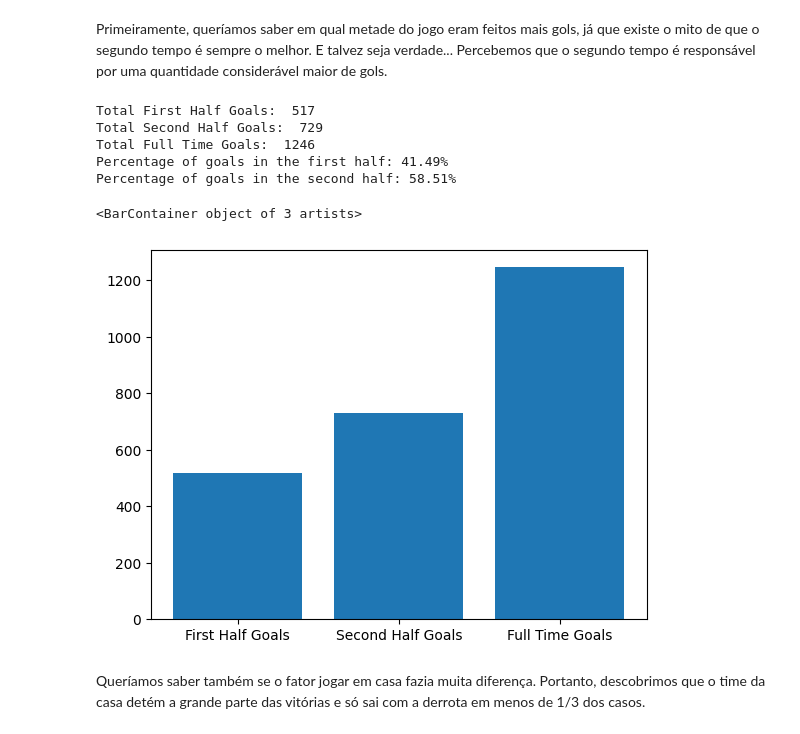
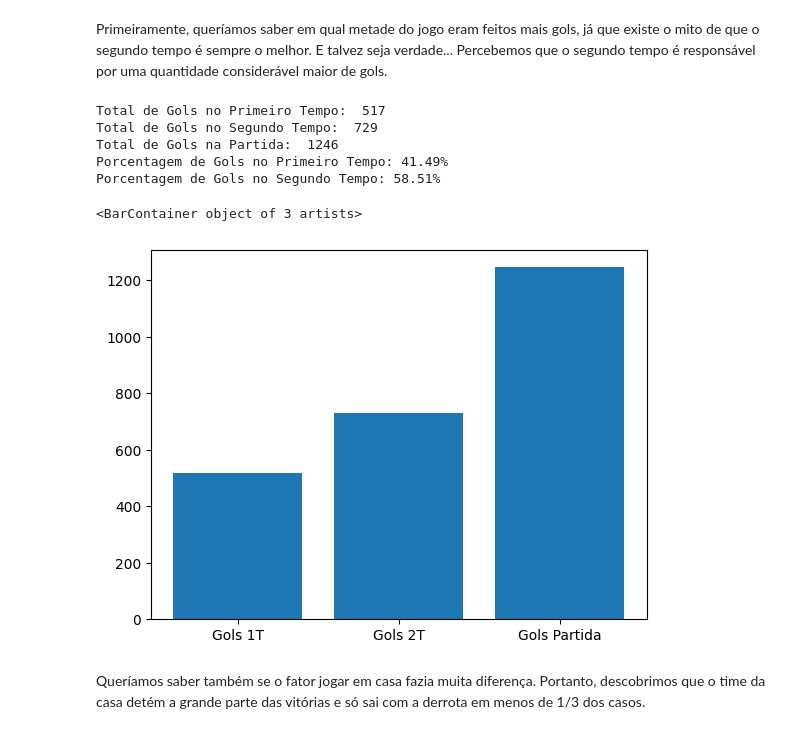
Before and after one commit to henriquecmelo1/Projeto-Data-Science, a Jupyter notebook: ds.ipynb, the cells around one changed output. Saved outputs shown, nothing was run; the diff lists cells and outputs as text; code cells hidden in the pictures.

```diff
--- a/ds.ipynb
+++ b/ds.ipynb
@@ -327,34 +318,34 @@ Primeiramente, queríamos saber em qual metade do jogo eram feitos mais gols, j
 # %%
 total_FTHG = df['FTHG'].sum()
 total_FTAG = df['FTAG'].sum()
 
 total_HTHG = df['HTHG'].sum()
 total_HTAG = df['HTAG'].sum()
 
 total_FTG = total_FTHG + total_FTAG
 total_HTG = total_HTHG + total_HTAG
 total_STG = total_FTG - total_HTG
 
 
-print("Total First Half Goals: ", total_HTG)
-print("Total Second Half Goals: ", total_STG)
-print("Total Full Time Goals: ", total_FTG)
+print("Total de Gols no Primeiro Tempo: ", total_HTG)
+print("Total de Gols no Segundo Tempo: ", total_STG)
+print("Total de Gols na Partida: ", total_FTG)
 
 percentage_first_half = (total_HTG / total_FTG) * 100
 percentage_second_half = (total_STG / total_FTG) * 100
 
-print(f"Percentage of goals in the first half: {percentage_first_half:.2f}%")
-print(f"Percentage of goals in the second half: {percentage_second_half:.2f}%")
+print(f"Porcentagem de Gols no Primeiro Tempo: {percentage_first_half:.2f}%")
+print(f"Porcentagem de Gols no Segundo Tempo: {percentage_second_half:.2f}%")
 
-plt.bar(['First Half Goals', 'Second Half Goals', 'Full Time Goals'], [total_HTG, total_STG, total_FTG])
+plt.bar(['Gols 1T', 'Gols 2T', 'Gols Partida'], [total_HTG, total_STG, total_FTG])
 # %% [output]
-Total First Half Goals:  517
-Total Second Half Goals:  729
-Total Full Time Goals:  1246
-Percentage of goals in the first half: 41.49%
-Percentage of goals in the second half: 58.51%
+Total de Gols no Primeiro Tempo:  517
+Total de Gols no Segundo Tempo:  729
+Total de Gols na Partida:  1246
+Porcentagem de Gols no Primeiro Tempo: 41.49%
+Porcentagem de Gols no Segundo Tempo: 58.51%
 <BarContainer object of 3 artists>
-[figure, old version]
+[figure, new version]
 # %% [markdown]
 Queríamos saber também se o fator jogar em casa fazia muita diferença. Portanto, descobrimos que o time da casa detém a grande parte das vitórias e só sai com a derrota em menos de 1/3 dos casos.
 # %%
```
Also changed, not shown: parts of 20 cells of this notebook.
